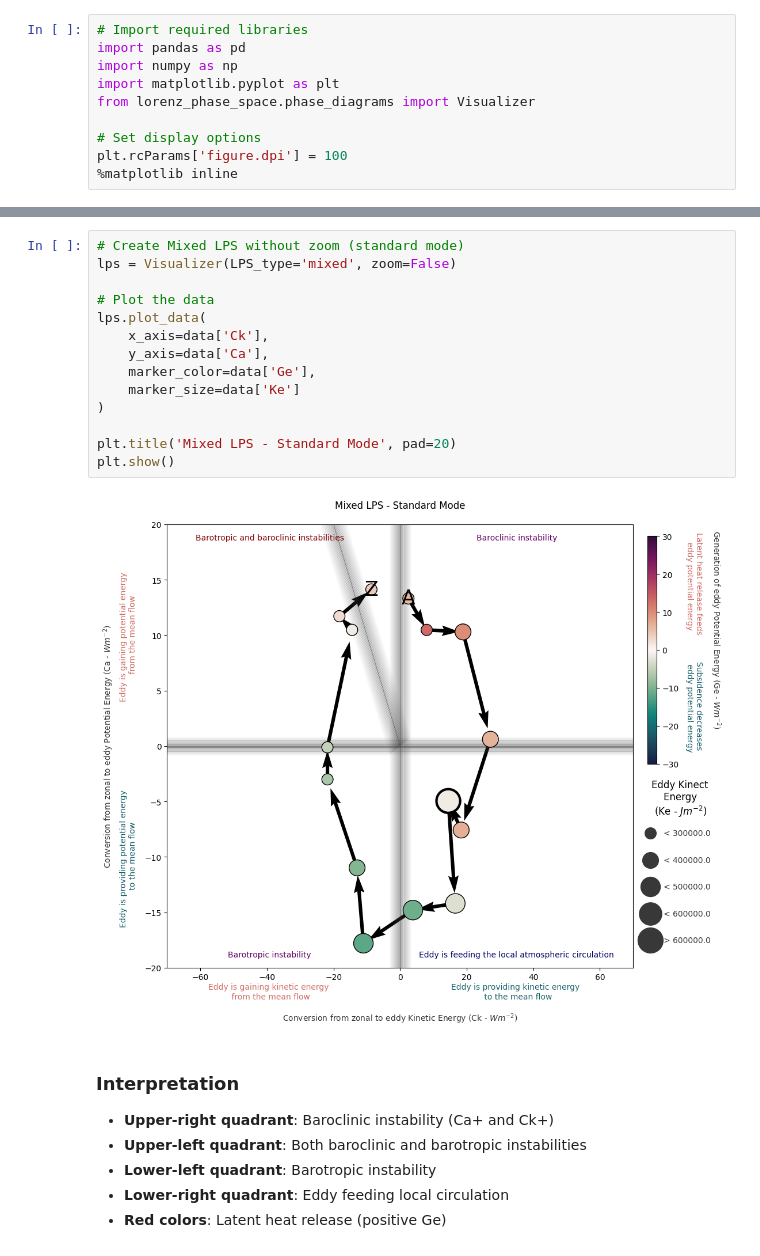
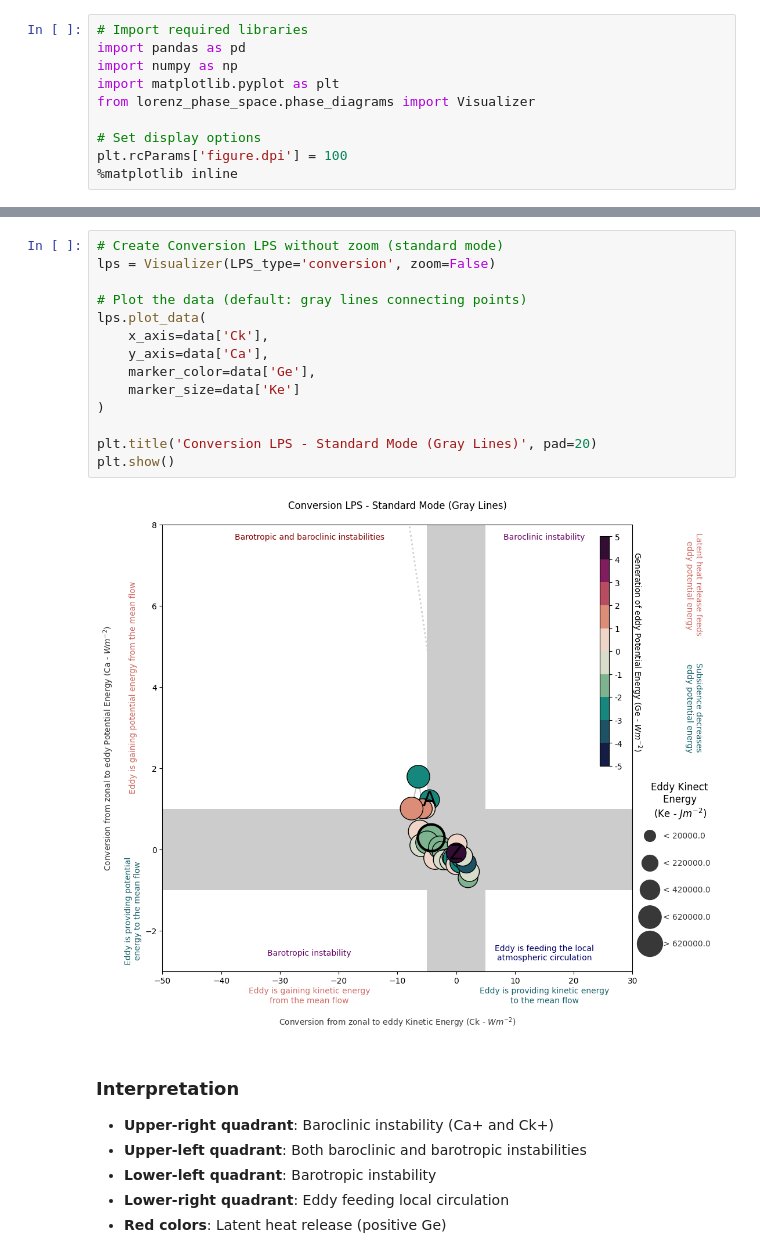
Before and after one commit to daniloceano/lorenz_phase_space, a Jupyter notebook: docs/example_usage.ipynb, the cells around one changed output, grey strips where cells are left out. Saved outputs shown, nothing was run; the diff lists cells and outputs as text.

```diff
--- a/docs/example_usage.ipynb
+++ b/docs/example_usage.ipynb
@@ -60,19 +84,19 @@ The **mixed LPS** shows both baroclinic and barotropic instabilities:
 # %%
-# Create Mixed LPS without zoom (standard mode)
-lps = Visualizer(LPS_type='mixed', zoom=False)
+# Create Conversion LPS without zoom (standard mode)
+lps = Visualizer(LPS_type='conversion', zoom=False)
 
-# Plot the data
+# Plot the data (default: gray lines connecting points)
 lps.plot_data(
     x_axis=data['Ck'],
     y_axis=data['Ca'],
     marker_color=data['Ge'],
     marker_size=data['Ke']
 )
 
-plt.title('Mixed LPS - Standard Mode', pad=20)
+plt.title('Conversion LPS - Standard Mode (Gray Lines)', pad=20)
 plt.show()
 # %% [output]
-[figure, old version]
+[figure, new version]
 # %% [markdown]
 ### Interpretation
 
```
Also changed, not shown: parts of 17 cells of this notebook, 9 other files.
